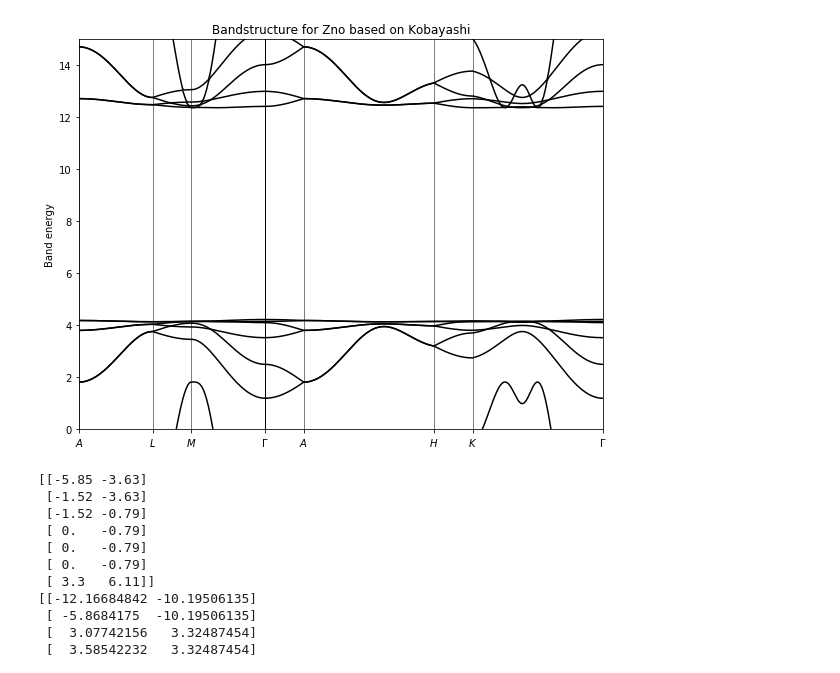
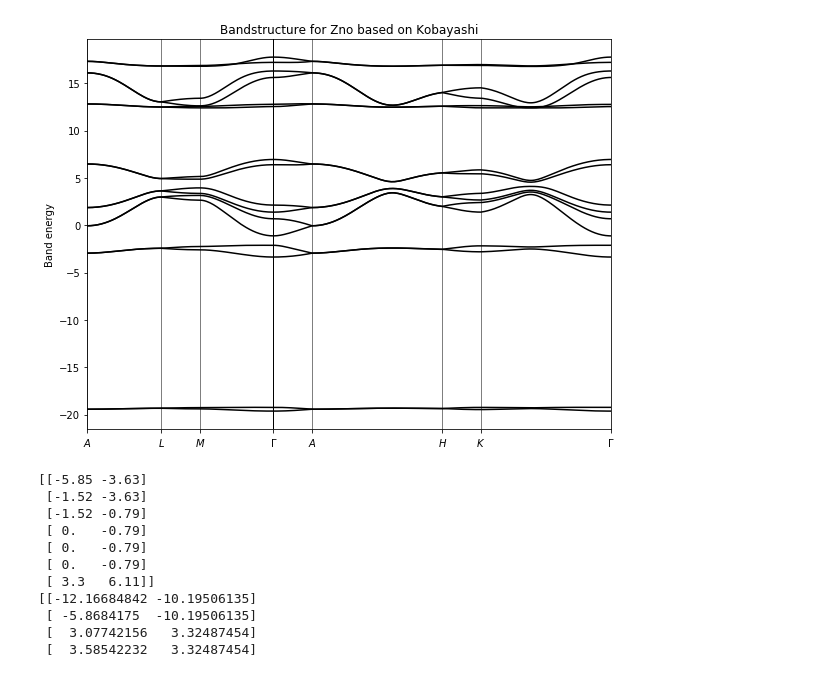
Before and after one commit to sindrerb/VecDiSCS, a Jupyter notebook: notebooks/ZnO/Tight Binding Class.ipynb, the cells around one changed output. Cells and saved outputs as stored; diff of their text form; code cells hidden in the pictures.

```diff
--- a/notebooks/ZnO/Tight Binding Class.ipynb
+++ b/notebooks/ZnO/Tight Binding Class.ipynb
@@ -519,7 +525,7 @@ class TbFitter():
 ZnO = Crystal(lattice = np.array([
         [ np.sqrt(3)/2, -0.5, 0.0],
         [ 0.0, 1.0,  0.0],
-        [ 0.0, 0.0, 1.65]])*3.25)
+        [ 0.0, 0.0, 1.65]]))
 
 ZnO.add_atom(Oxygen([0,0,0]))
 ZnO.add_atom(Oxygen([2/3, 1/3, 1/2]))
@@ -576,8 +545,8 @@ lattice vectors:
 # %%
-ax, fig = ZnO_tb.bandstructure(color="black",ylim=(0,15))
+ax, fig = ZnO_tb.bandstructure(color="black",ylim=(None,None))
 plt.show()
 # %% [output]
-[figure, old version]
+[figure, new version]
 # %%
 fitting_k=np.array([
     [  0.5,   0.0, 0.5],
```
Also changed, not shown: parts of 3 cells of this notebook, 1 other file.
